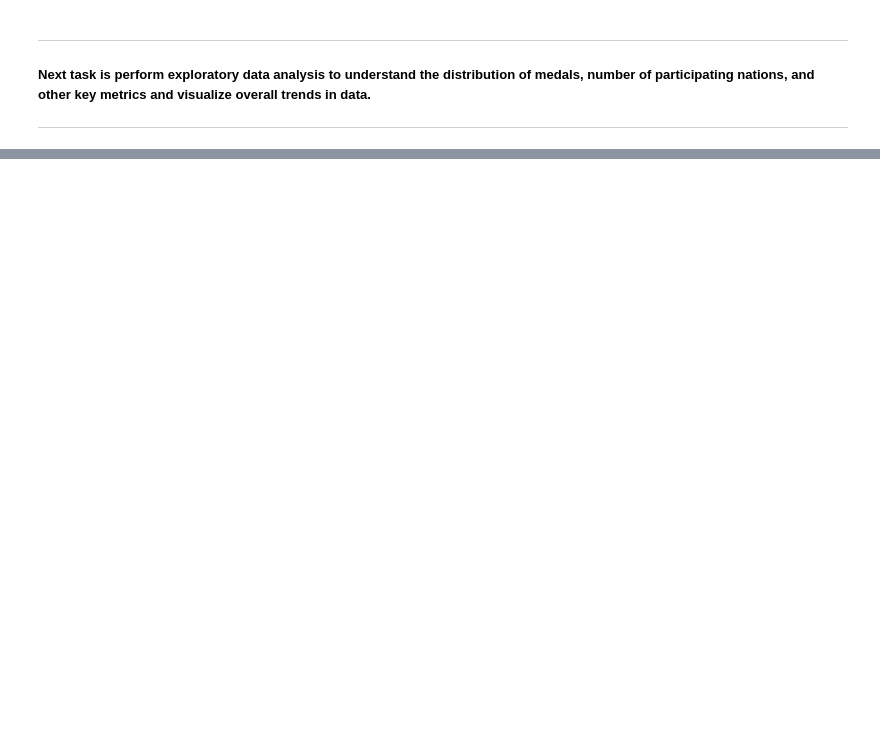
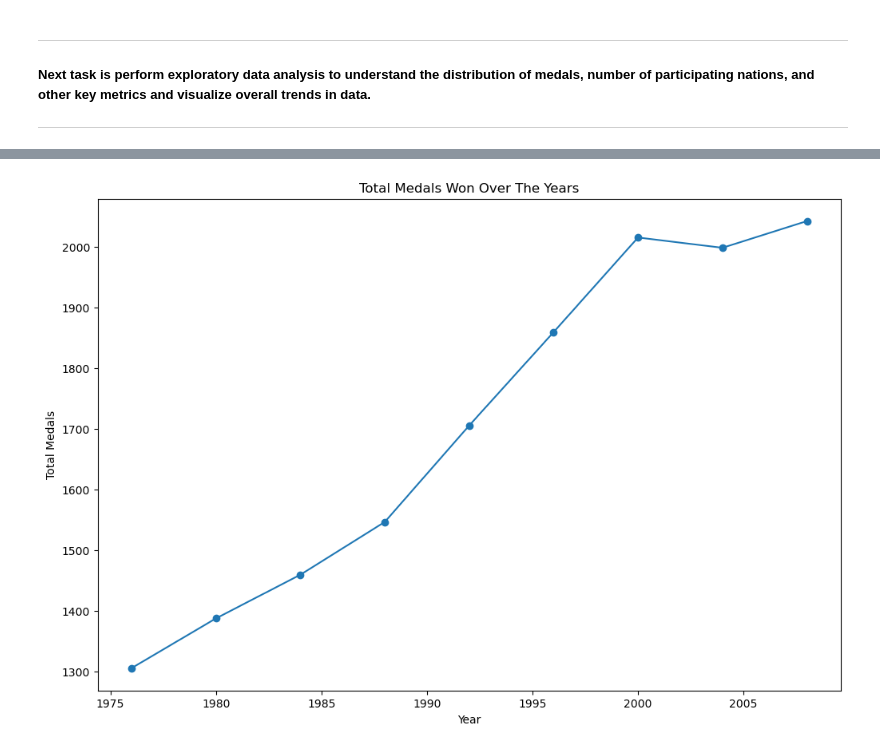
Before and after one commit to amannraawat/hva-hackathon-historical-analysis, a Jupyter notebook: olympic_analysis_notebook.ipynb, the cells around one changed output, grey strips where cells are left out. Drawn from its saved outputs; the diff is of its cells as text; code cells hidden in the pictures; blank space fills up the shorter version.

```diff
--- a/olympic_analysis_notebook.ipynb
+++ b/olympic_analysis_notebook.ipynb
@@ -423,0 +274,4 @@ dtype: int64
+# %%
+# Total medals won over the years.
+total_medals_by_year = copy_olympic_data.groupby(copy_olympic_data['Year'].dt.year)['Medal'].count()
+total_medals_by_year
@@ -423,0 +290,10 @@ dtype: int64
+# %%
+# Visualize total medals won over the years.
+plt.figure(figsize=(12,8))
+total_medals_by_year.plot(kind='line', marker='o')
+plt.title('Total Medals Won Over The Years')
+plt.xlabel('Year')
+plt.ylabel('Total Medals')
+plt.show()
+# %% [output]
+[figure, added]
```
Also changed, not shown: parts of 52 cells of this notebook.
